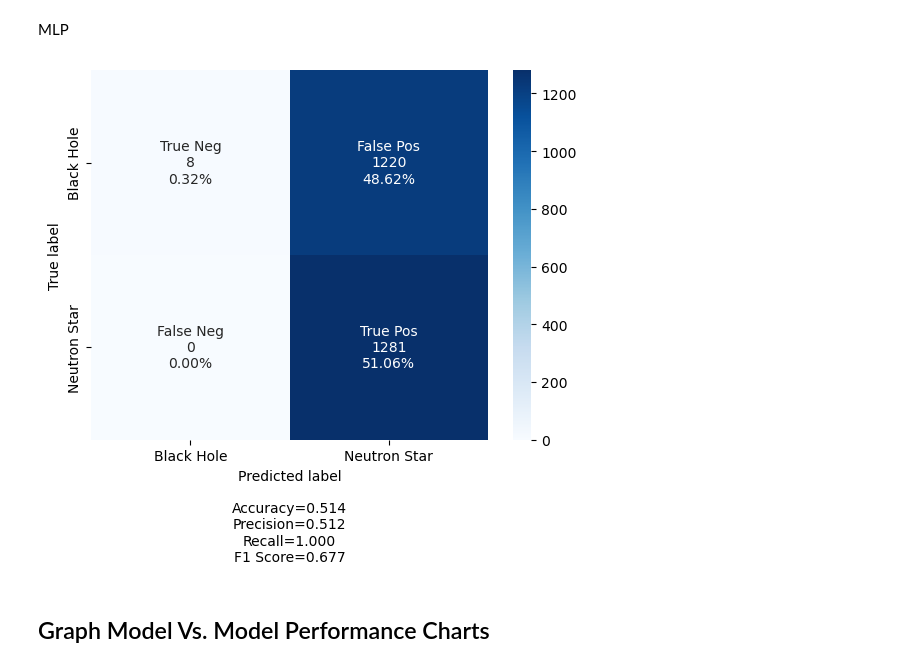
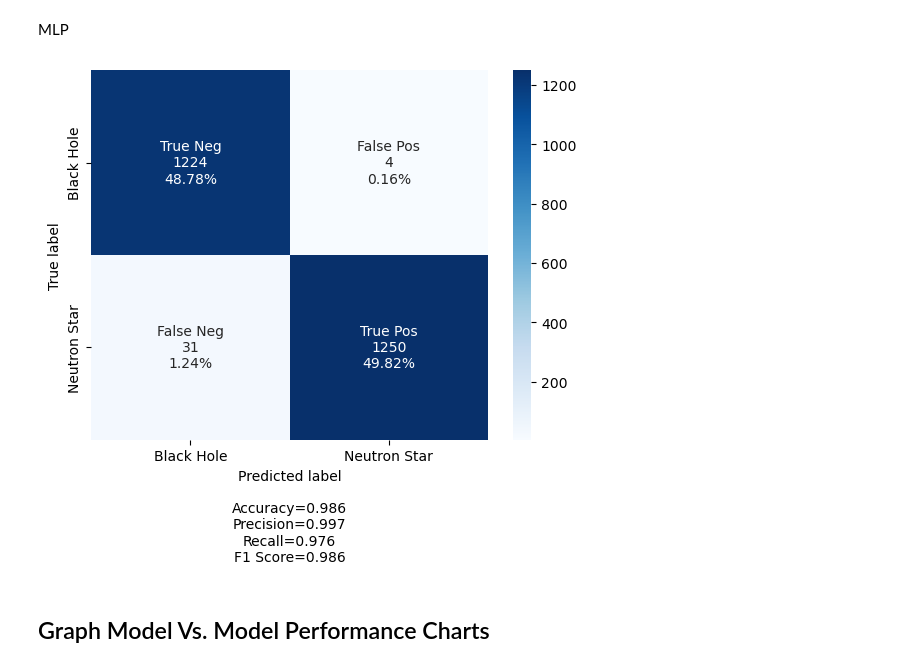
Before and after one commit to Rohit-K814307/Detection_of_Isolated_Mass_gap_Black_Holes_Through_Data_driven_Analysis, a Jupyter notebook: Master.ipynb, the cells around one changed output. Saved outputs shown, nothing was run; the diff lists cells and outputs as text; code cells hidden in the pictures.

```diff
--- a/Master.ipynb
+++ b/Master.ipynb
@@ -1112,12 +1112,12 @@ def make_confusion_matrix(cf,
     if title:
         plt.title(title)
 # %%
-def confmatr(model,X_test,y_true,isbeliefNet,test_loader=test_loader):
-    if isbeliefNet:
+def confmatr(model,X_test,y_true,net,test_loader=test_loader):
+    if net=="db":
         y_true = y_true.detach().cpu().numpy().tolist()
         y_pred = list(itertools.chain.from_iterable(model(X_test)[1].detach().cpu().numpy().astype(int).tolist()))
 
-    else:
+    elif net =="rbf":
         preds, actuals = list(), list()
         for i, (xdat, ydat) in enumerate(test_loader):
             thing = model(xdat).detach().cpu().tolist()[0]
@@ -1131,6 +1131,19 @@ def confmatr(model,X_test,y_true,isbeliefNet,test_loader=test_loader):
 
         y_true = actuals
         y_pred = list(itertools.chain.from_iterable(preds))
+    else:
+        preds, actuals = list(), list()
+        for i, (xdat, ydat) in enumerate(test_loader):
+            thing = model(xdat).detach().cpu().tolist()[0]
+            if thing[0] >= 0.5:
+
+                preds.append([1])
+            else:
+                preds.append([0])
+
+            actuals.append(ydat.detach().cpu().tolist()[0])
+        y_true = actuals
+        y_pred = list(itertools.chain.from_iterable(preds))
 
     conf_arr = confusion_matrix(y_true, y_pred, labels=[0,1])
     labels = ['True Neg','False Pos','False Neg','True Pos']
@@ -1154,9 +1167,9 @@ confmatr(model=rbfnet,X_test=X_test,y_true=Y_test,isbeliefNet=False)
 # %% [markdown]
 MLP
 # %%
-confmatr(model=mpnet,X_test=X_test,y_true=Y_test,isbeliefNet=False)
+confmatr(model=mpnet,X_test=X_test,y_true=Y_test,net="mlp")
 # %% [output]
-[figure, old version]
+[figure, new version]
 # %% [markdown]
 ## Graph Model Vs. Model Performance Charts
 # %% [markdown]
```
Also changed, not shown: parts of 2 cells of this notebook.
